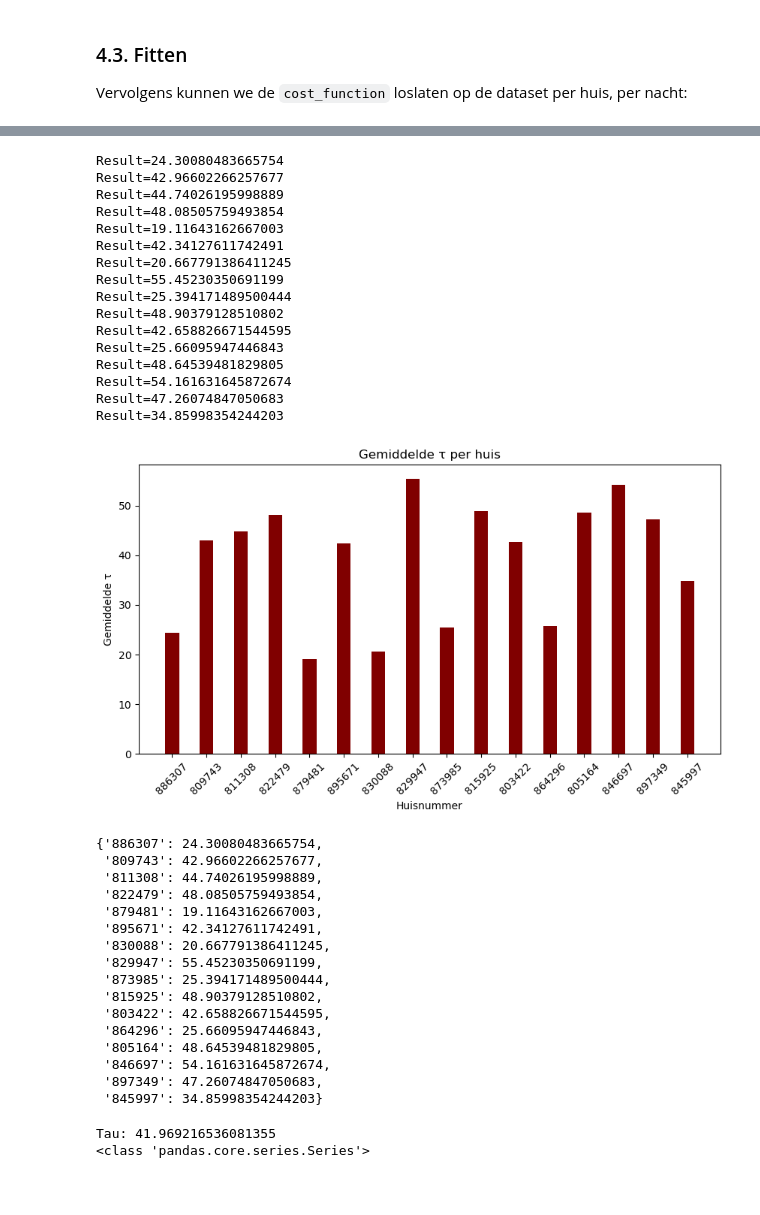
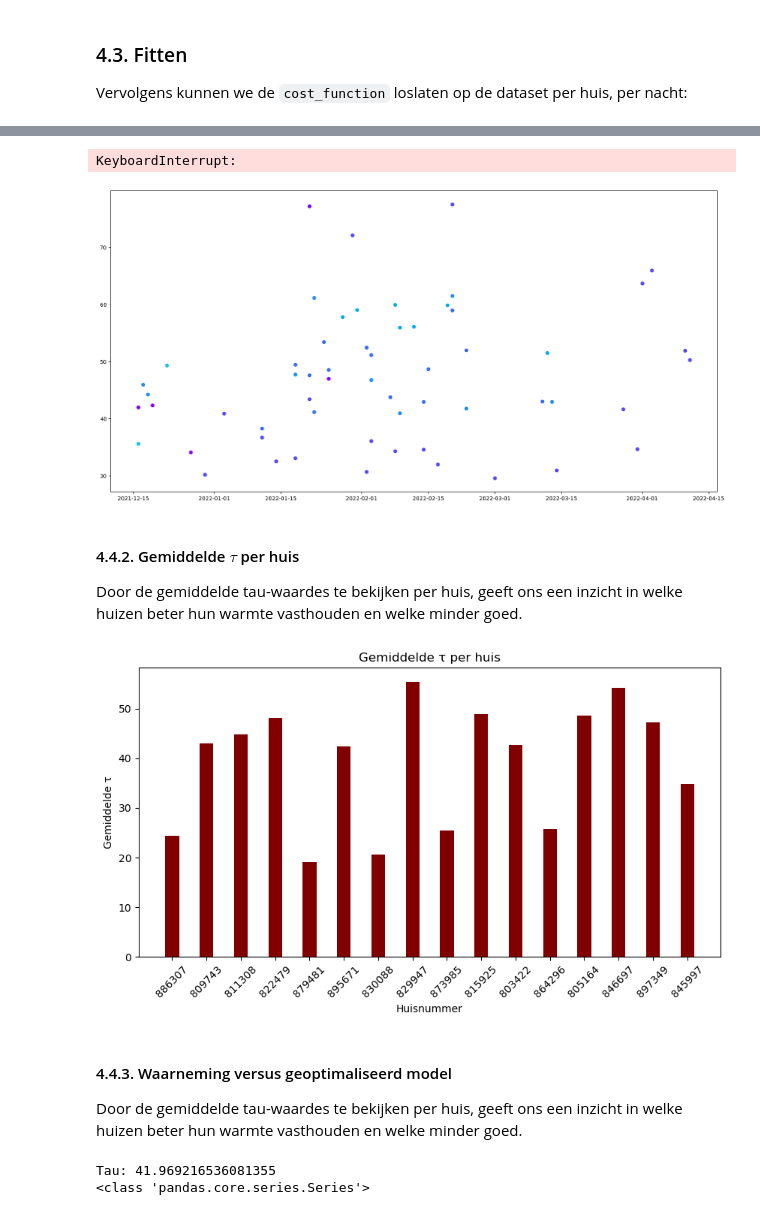
Before and after one commit to usadson/machine-learning, a Jupyter notebook: Thema 1/Themaopdracht/Opdracht.ipynb, the cells around one changed output, grey strips where cells are left out. Drawn from its saved outputs; the diff is of its cells as text; code cells hidden in the pictures; blank space fills up the shorter version.

```diff
--- a/Thema 1/Themaopdracht/Opdracht.ipynb
+++ b/Thema 1/Themaopdracht/Opdracht.ipynb
@@ -443,13 +471,34 @@ plt.show()
+# %%
+plt.figure(figsize=(20, 10))
+
+colors = cm.rainbow(np.linspace(0, 1, len(resultaten)))
+
+for color, house in zip(colors, resultaten.keys()):
+    for nacht, tau in resultaten[house].items():
+        if tau > 100:
+            continue
+        if tau < 0.5:
+            continue
+        plt.scatter(nacht, tau, color=color)
+
+plt.xlabel("Nacht")
+plt.ylabel("τ")
+plt.title("τ per nacht")
+plt.show()
+# %% [output]
+KeyboardInterrupt:
+[figure, added]
+# %% [markdown]
+#### 4.4.2. Gemiddelde $\tau$ per huis
+Door de gemiddelde tau-waardes te bekijken per huis, geeft ons een inzicht in welke huizen beter hun warmte vasthouden en welke minder goed.
 # %%
-# Hoeveel huizen hebben een tau van minder dan 2 uur?
-
 gemiddelde_tau = {}
 
-for house, nachten in resultaten.items():
+for house, nachten2 in resultaten.items():
     if house == 839440 or house == 831062:
         continue
 
-    result = sum(nachten.values()) / len(nachten.values())
+    result = sum(nachten2.values()) / len(nachten2.values())
     if result < 1:
         continue
 
@@ -458,13 +507,12 @@ for house, nachten in resultaten.items():
 houses = list(gemiddelde_tau.keys())
 values = list(gemiddelde_tau.values())
 
-plt.clf()
-plt.cla()
-plt.close()
+# plt.clf()
+# plt.cla()
+# plt.close()
 
 fig = plt.figure(figsize = (10, 5))
 
-# # creating the bar plot
 plt.bar(houses, values, color ='maroon',
         width = 0.4)
 
@@ -473,42 +521,11 @@ plt.xlabel("Huisnummer")
 plt.ylabel("Gemiddelde τ")
 plt.title("Gemiddelde τ per huis")
 plt.show()
-
-gemiddelde_tau
 # %% [output]
-Result=24.30080483665754
-Result=42.96602266257677
-Result=44.74026195998889
-Result=48.08505759493854
-Result=19.11643162667003
-Result=42.34127611742491
-Result=20.667791386411245
-Result=55.45230350691199
-Result=25.394171489500444
-Result=48.90379128510802
-Result=42.658826671544595
-Result=25.66095947446843
-Result=48.64539481829805
-Result=54.161631645872674
-Result=47.26074847050683
-Result=34.85998354244203
 [figure]
-{'886307': 24.30080483665754,
- '809743': 42.96602266257677,
- '811308': 44.74026195998889,
- '822479': 48.08505759493854,
- '879481': 19.11643162667003,
- '895671': 42.34127611742491,
- '830088': 20.667791386411245,
- '829947': 55.45230350691199,
- '873985': 25.394171489500444,
- '815925': 48.90379128510802,
- '803422': 42.658826671544595,
- '864296': 25.66095947446843,
- '805164': 48.64539481829805,
- '846697': 54.161631645872674,
- '897349': 47.26074847050683,
- '845997': 34.85998354244203}
+# %% [markdown]
+#### 4.4.3. Waarneming versus geoptimaliseerd model
+Door de gemiddelde tau-waardes te bekijken per huis, geeft ons een inzicht in welke huizen beter hun warmte vasthouden en welke minder goed.
 # %%
 (huisnummer, datum, df) = nachten[0]
 tau = resultaten[huisnummer][datum]
```
Also changed, not shown: parts of 8 cells of this notebook, 3 other files.
